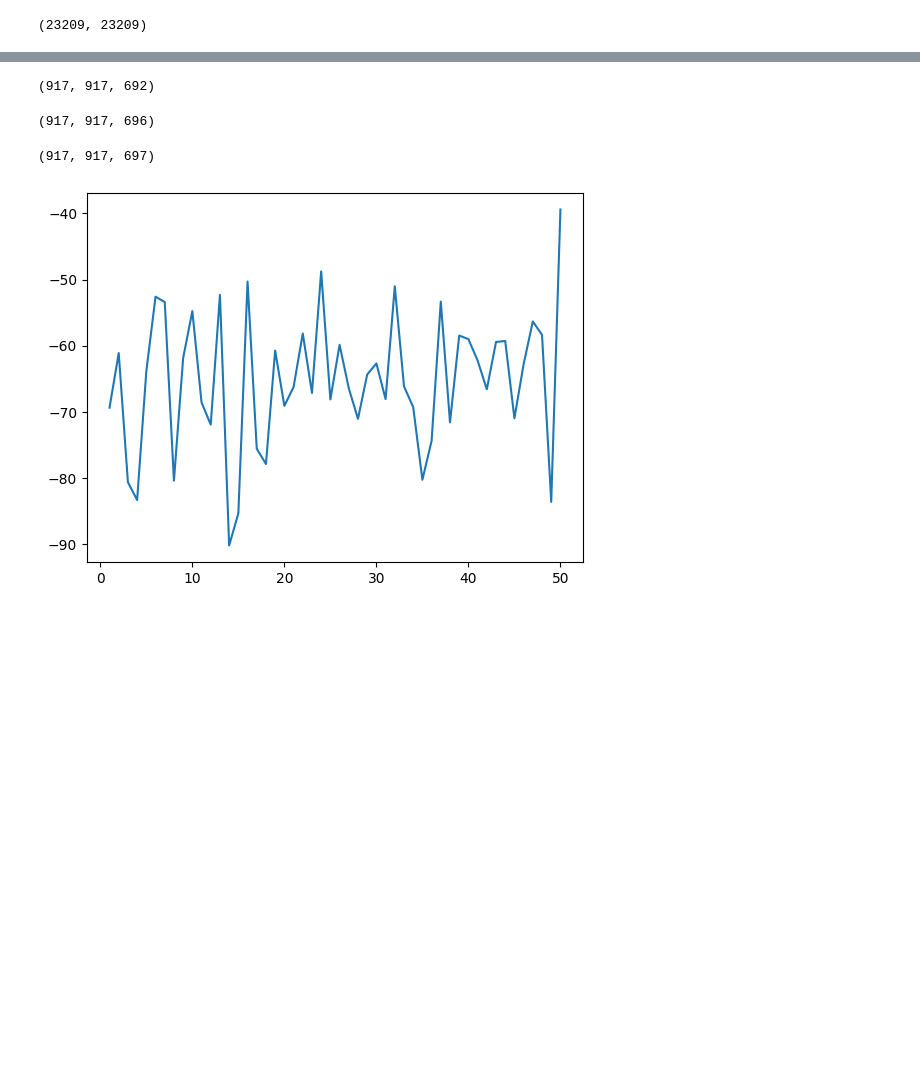
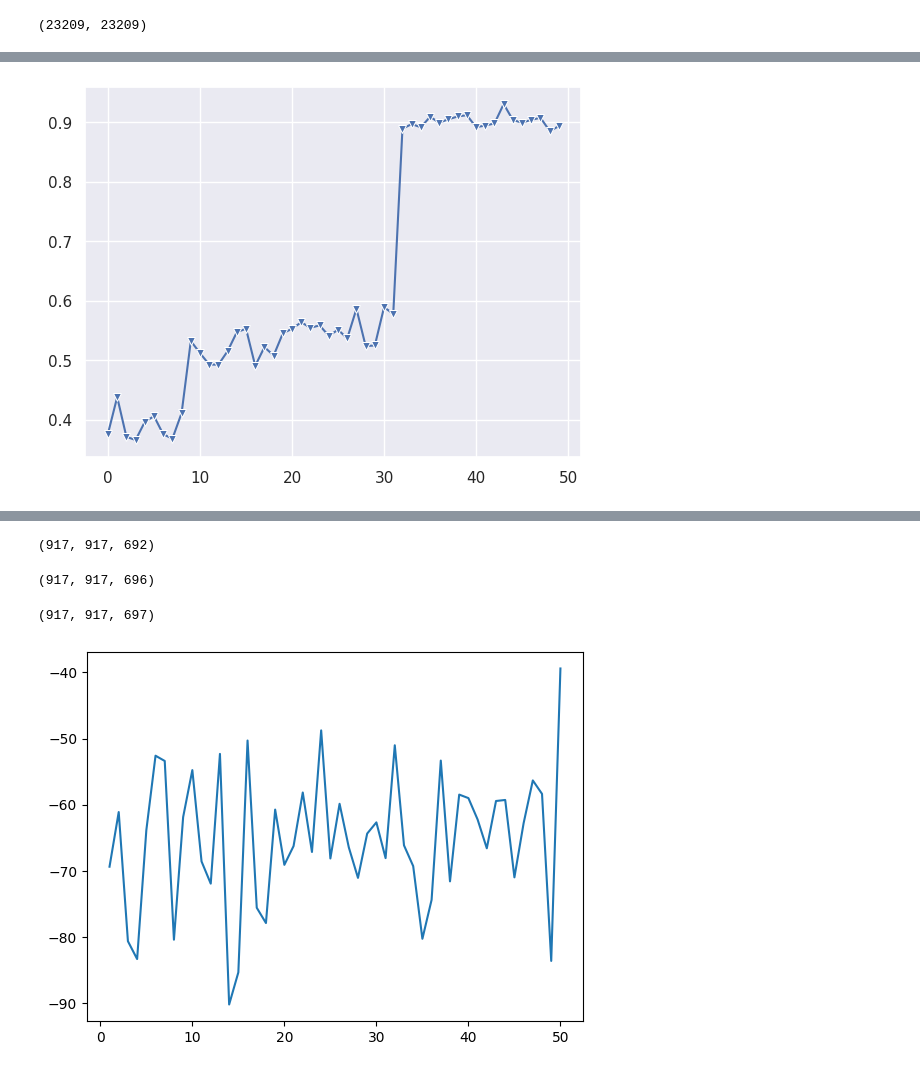
Before and after one commit to BogChamp/lob-backtest, a Jupyter notebook: notebooks/research.ipynb, the cells around one changed output, grey strips where cells are left out. Saved outputs shown, nothing was run; the diff lists cells and outputs as text; code cells hidden in the pictures; blank space fills up the shorter version.

```diff
--- a/notebooks/research.ipynb
+++ b/notebooks/research.ipynb
@@ -346 +212,35 @@ for i, param in enumerate(rl_model.parameters()):
+# %%
+seed = int(round(np.random.uniform(0, 10), 5) * 10**5)
+torch.manual_seed(seed)
+rng = np.random.default_rng(seed)
+
+model_perc = ModelPerceptron(dim_observation, dim_action, dim_hidden=dim_hidden, n_hidden_layers=n_hidden_layers)
+rl_model = GaussianPDFModel(
+    model=model_perc,
+    dim_observation=dim_observation,
+    dim_action=dim_action,
+    action_bounds=np.array([[0, 1]]),
+    scale_factor=scale_factor,
+    std=std,
+)
+optimizer = torch.optim.SGD(rl_model.parameters(), lr=lr)
+
+running_loss = []
+running_reward = []
+for i in tqdm(range(N_iter)):
+    #samples = rng.choice(pl_to_enter, size=1000, replace=False, axis=0)
+    samples_ind = np.unique(rng.integers(0, n_poses, size=N_episode))
+    samples_ind.sort()
+    samples = pl_to_enter[samples_ind]
+    place_ratios = np.zeros(len(samples))#rng.uniform(0, 0.3, size=len(samples))#rng.triangular(0, 0.1, 1, size=len(samples))
+
+    optimizer.zero_grad()
+    poses_true_info = run_true_simulation(init_lob, diffs_grouped, orders_per_diff, samples, place_ratios, rng)
+    poses_pred_info, obs_actions = run_pred_simulation(init_lob, diffs_grouped, orders_per_diff, samples, place_ratios, rl_model)
+    loss, reward = calculate_loss(poses_true_info, poses_pred_info, obs_actions, rl_model, gamma)
+    running_loss.append(loss.item())
+    running_reward.append(reward)
+
+    loss.backward()
+    optimizer.step()
 # %%
@@ -362,0 +264,5 @@ for i in tqdm(range(N_iter)):
+# %%
+sns.lineplot(running_reward, marker='v')
+plt.show()
+# %% [output]
+[figure, added]
```
Also changed, not shown: parts of 24 cells of this notebook, 5 other files.
